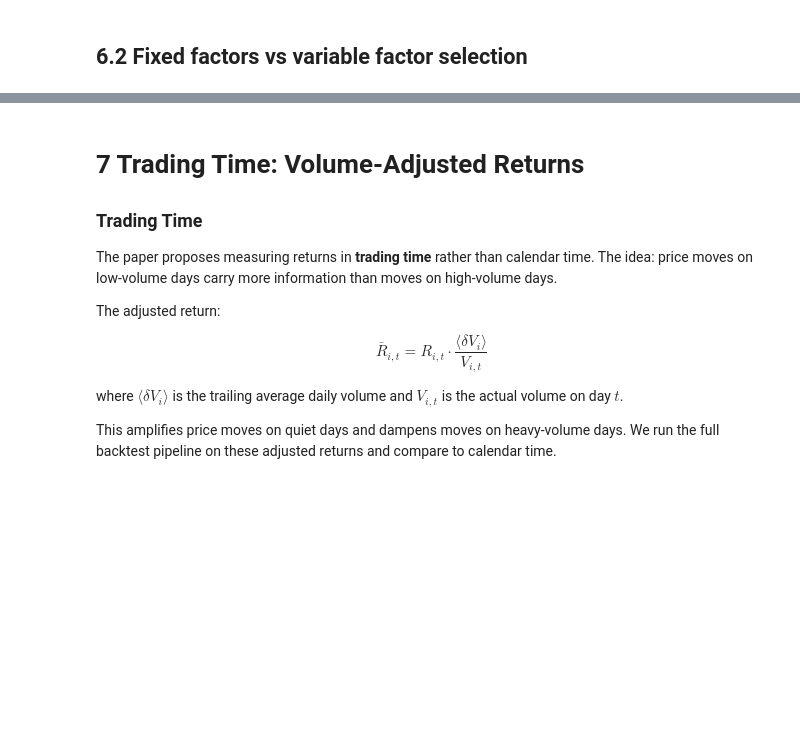
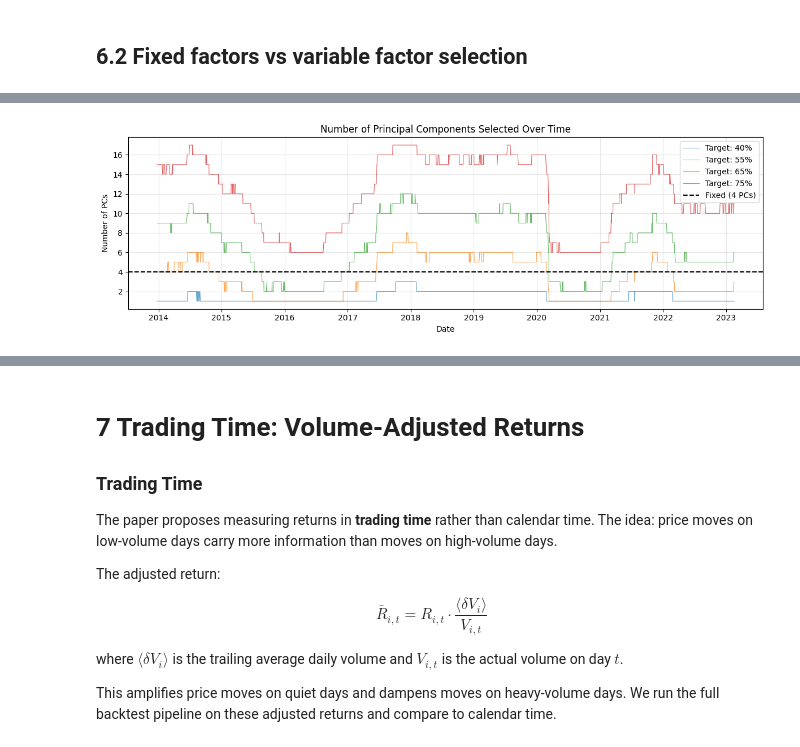
Before and after one commit to GabrielDelhay/FinEng_group6_2, a Jupyter notebook: assignment4_BS/ex4a_notebook.ipynb, the cells around one changed output, grey strips where cells are left out. Cells and saved outputs as stored; diff of their text form; code cells hidden in the pictures; blank space fills up the shorter version.

```diff
--- a/assignment4_BS/ex4a_notebook.ipynb
+++ b/assignment4_BS/ex4a_notebook.ipynb
@@ -677,0 +796,17 @@ Threshold
+# %%
+# ── Plot 1: Number of PCs selected over time ──────────────────────────────
+fig, ax = plt.subplots(figsize=(12, 4))
+for target in target_variances:
+    series = pd.Series(n_factors_history[target])
+    series.index = pd.to_datetime(series.index)
+    ax.plot(series, label=f"Target: {target:.0%}", alpha=0.7, linewidth=0.8)
+ax.axhline(y=4, color="black", linestyle="--", label="Fixed (4 PCs)")
+ax.set_xlabel("Date")
+ax.set_ylabel("Number of PCs")
+ax.set_title("Number of Principal Components Selected Over Time")
+ax.legend()
+ax.grid(alpha=0.3)
+plt.tight_layout()
+plt.show()
+# %% [output]
+[figure, added]
```
Also changed, not shown: parts of 4 cells of this notebook.
